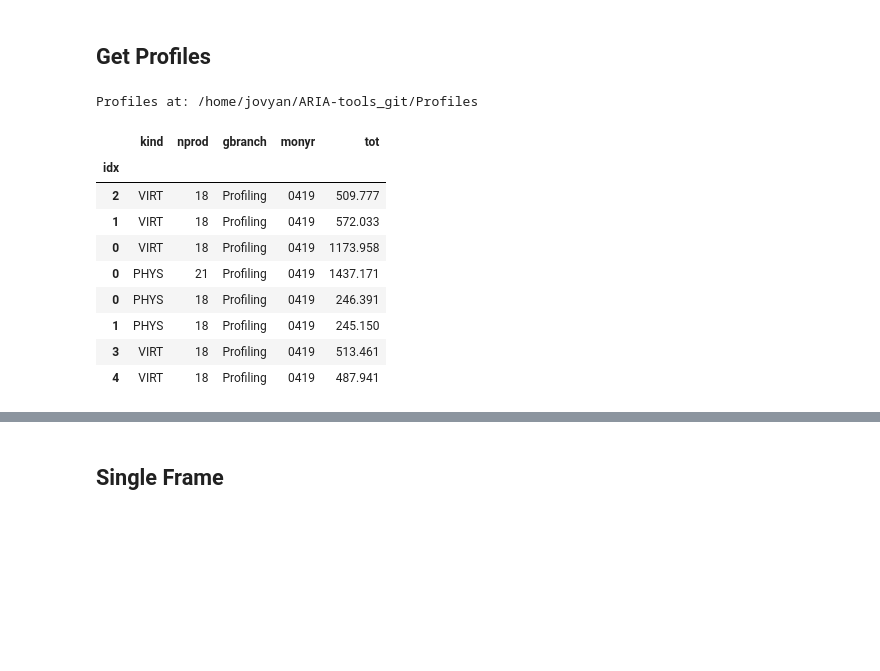
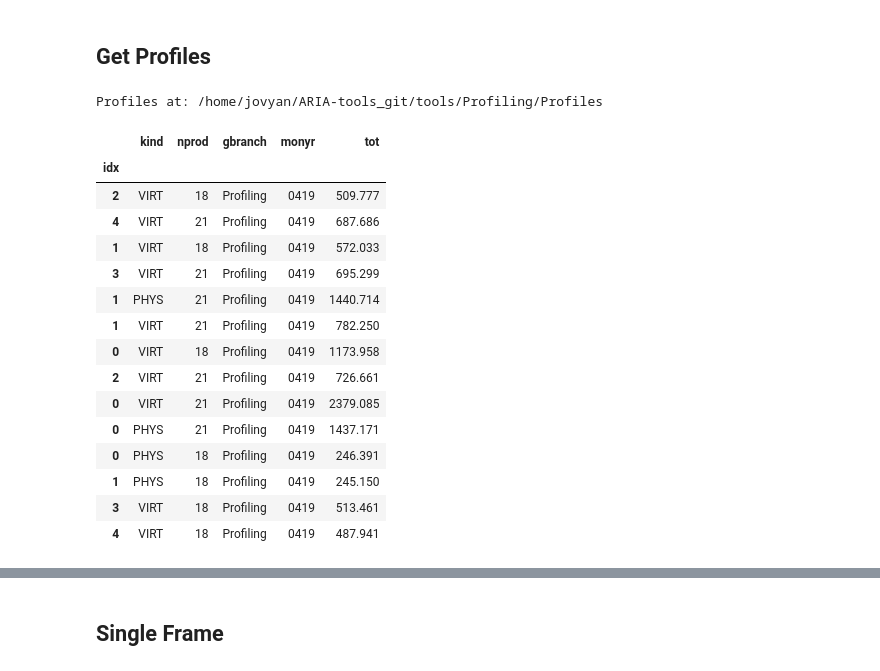
Before and after one commit to aria-tools/ARIA-tools, a Jupyter notebook: tools/Profiling/Plot_AT_Profiles.ipynb, the cells around one changed output, grey strips where cells are left out. Drawn from its saved outputs; the diff is of its cells as text; code cells hidden in the pictures; blank space fills up the shorter version.

```diff
--- a/tools/Profiling/Plot_AT_Profiles.ipynb
+++ b/tools/Profiling/Plot_AT_Profiles.ipynb
@@ -16,9 +16,9 @@ Automatic pdb calling has been turned OFF
 # %%
 # get paths to profiles; realpath not guaranteed to work
 path_wd    = op.dirname(op.realpath("__file__"))
-path_profs = op.join(path_AT, 'Profiles')
+path_profs = op.join(path_wd, 'Profiles')
 print ('Profiles at:', path_profs)
 # %% [output]
-Profiles at: /home/jovyan/ARIA-tools_git/Profiles
+Profiles at: /home/jovyan/ARIA-tools_git/tools/Profiling/Profiles
 # %%
 monyr    = '' # Optionally filter by a mon/yr, e.g., '0417'
@@ -26,23 +27,27 @@ profiles = glob.glob(op.join(path_profs, f'{monyr}*.profile'))
 # %%
 ## make a dataframe with the total time info for all exps
 rows = []
 for prof in profiles:
     row = op.splitext(op.basename(prof))[0].split('_')[:5]
-    if len(row) < 5:
-        continue
     p = pstats.Stats(prof)
     tt = p.get_stats_profile().total_tt
     row.append(tt)
     rows.append(row)
 
 df_stats = pd.DataFrame(rows, columns='kind nprod gbranch monyr idx tot'.split()).set_index('idx')
-df_stats
+df_stats.head(10)
 # %% [output]
 |  | kind | nprod | gbranch | monyr | tot |
 | idx |  |  |  |  |  |
 | 2 | VIRT | 18 | Profiling | 0419 | 509.777 |
+| 4 | VIRT | 21 | Profiling | 0419 | 687.686 |
 | 1 | VIRT | 18 | Profiling | 0419 | 572.033 |
+| 3 | VIRT | 21 | Profiling | 0419 | 695.299 |
+| 1 | PHYS | 21 | Profiling | 0419 | 1440.714 |
+| 1 | VIRT | 21 | Profiling | 0419 | 782.250 |
 | 0 | VIRT | 18 | Profiling | 0419 | 1173.958 |
+| 2 | VIRT | 21 | Profiling | 0419 | 726.661 |
+| 0 | VIRT | 21 | Profiling | 0419 | 2379.085 |
 | 0 | PHYS | 21 | Profiling | 0419 | 1437.171 |
 | 0 | PHYS | 18 | Profiling | 0419 | 246.391 |
 | 1 | PHYS | 18 | Profiling | 0419 | 245.150 |
```
Also changed, not shown: parts of 23 cells of this notebook, 2 other files.
